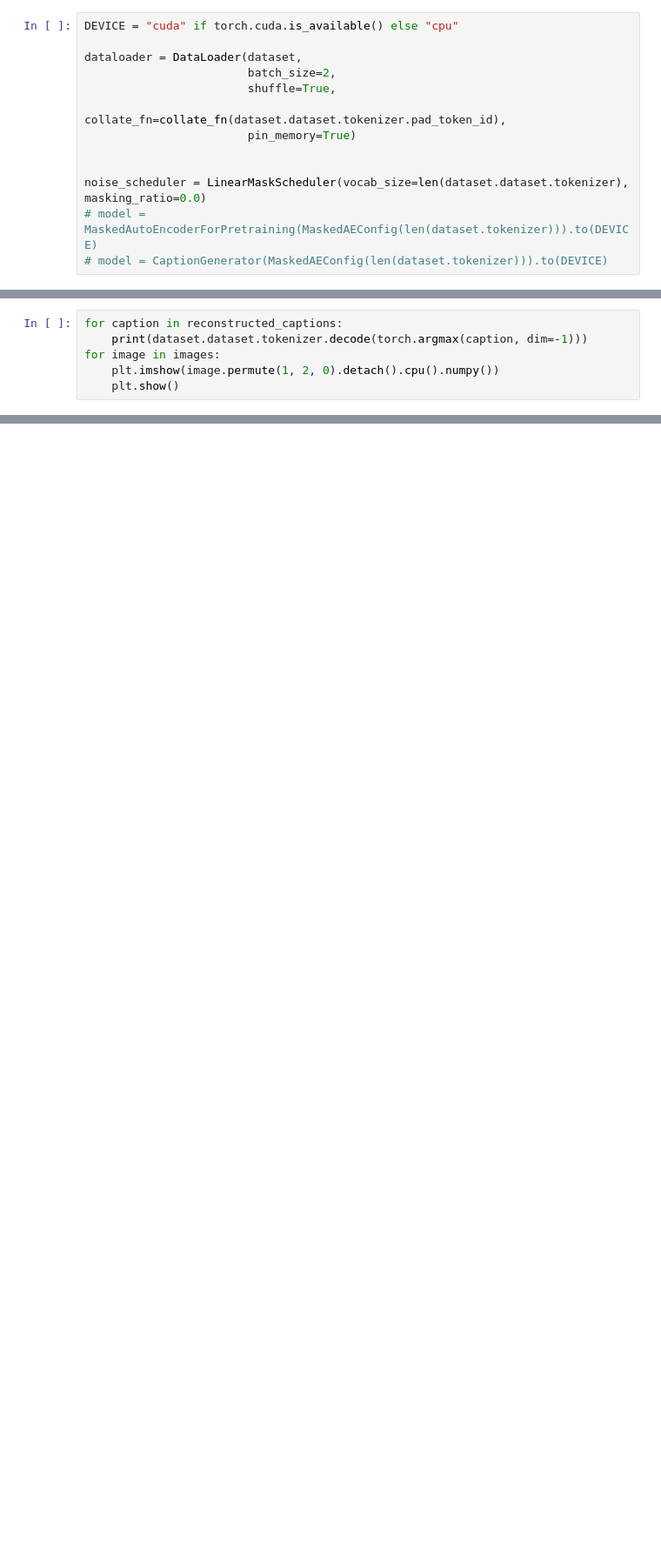
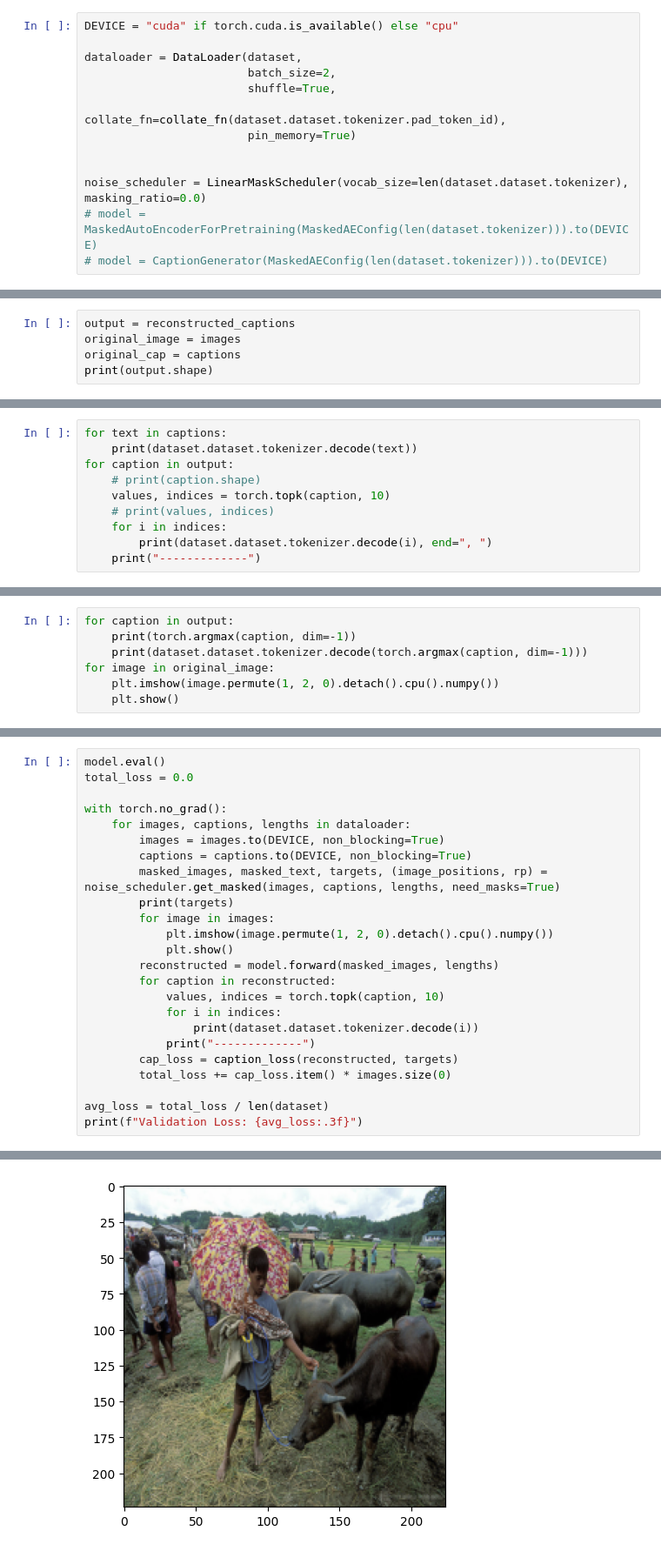
Before and after one commit to roloza7/dl-final-sp2024, a Jupyter notebook: caption_generation.ipynb, the cells around one changed output, grey strips where cells are left out. Shown at 87% size. Cells and saved outputs as stored; diff of their text form; blank space fills up the shorter version.

Commit message:
updated to match v3 captions but still broken

```diff
--- a/caption_generation.ipynb
+++ b/caption_generation.ipynb
@@ -129 +150,6 @@ Genereated: [PAD] [PAD] [PAD] [PAD] [PAD] [PAD] [PAD] [PAD] [PAD] [PAD]
 ... (88 outputs left out)
+# %%
+output = reconstructed_captions
+original_image = images
+original_cap = captions
+print(output.shape)
@@ -129,0 +158,10 @@ Genereated: [PAD] [PAD] [PAD] [PAD] [PAD] [PAD] [PAD] [PAD] [PAD] [PAD]
+# %%
+for text in captions:
+    print(dataset.dataset.tokenizer.decode(text))
+for caption in output:
+    # print(caption.shape)
+    values, indices = torch.topk(caption, 10)
+    # print(values, indices)
+    for i in indices:
+        print(dataset.dataset.tokenizer.decode(i), end=", ")
+    print("-------------")
@@ -130,7 +173,8 @@ Genereated: [PAD] [PAD] [PAD] [PAD] [PAD] [PAD] [PAD] [PAD] [PAD] [PAD]
 # %%
-for caption in reconstructed_captions:
+for caption in output:
+    print(torch.argmax(caption, dim=-1))
     print(dataset.dataset.tokenizer.decode(torch.argmax(caption, dim=-1)))
-for image in images:
+for image in original_image:
     plt.imshow(image.permute(1, 2, 0).detach().cpu().numpy())
     plt.show()
 # %% [output]
@@ -139,2 +185,27 @@ man red motor red dirt bike [PAD] [PAD] [PAD] [PAD]
 [figure]
 [figure]
+# %%
+model.eval()
+total_loss = 0.0
+
+with torch.no_grad():
+    for images, captions, lengths in dataloader:
+        images = images.to(DEVICE, non_blocking=True)
+        captions = captions.to(DEVICE, non_blocking=True)
+        masked_images, masked_text, targets, (image_positions, rp) = noise_scheduler.get_masked(images, captions, lengths, need_masks=True)
+        print(targets)
+        for image in images:
+            plt.imshow(image.permute(1, 2, 0).detach().cpu().numpy())
+            plt.show()
+        reconstructed = model.forward(masked_images, lengths)
+        for caption in reconstructed:
+            values, indices = torch.topk(caption, 10)
+            for i in indices:
+                print(dataset.dataset.tokenizer.decode(i))
+            print("-------------")
+        cap_loss = caption_loss(reconstructed, targets)
+        total_loss += cap_loss.item() * images.size(0)
+
+avg_loss = total_loss / len(dataset)
+print(f"Validation Loss: {avg_loss:.3f}")
+# %% [output]
@@ -140,0 +215 @@ man red motor red dirt bike [PAD] [PAD] [PAD] [PAD]
+[figure, added]
```
Also changed, not shown: parts of 14 cells of this notebook, 1 other file.
